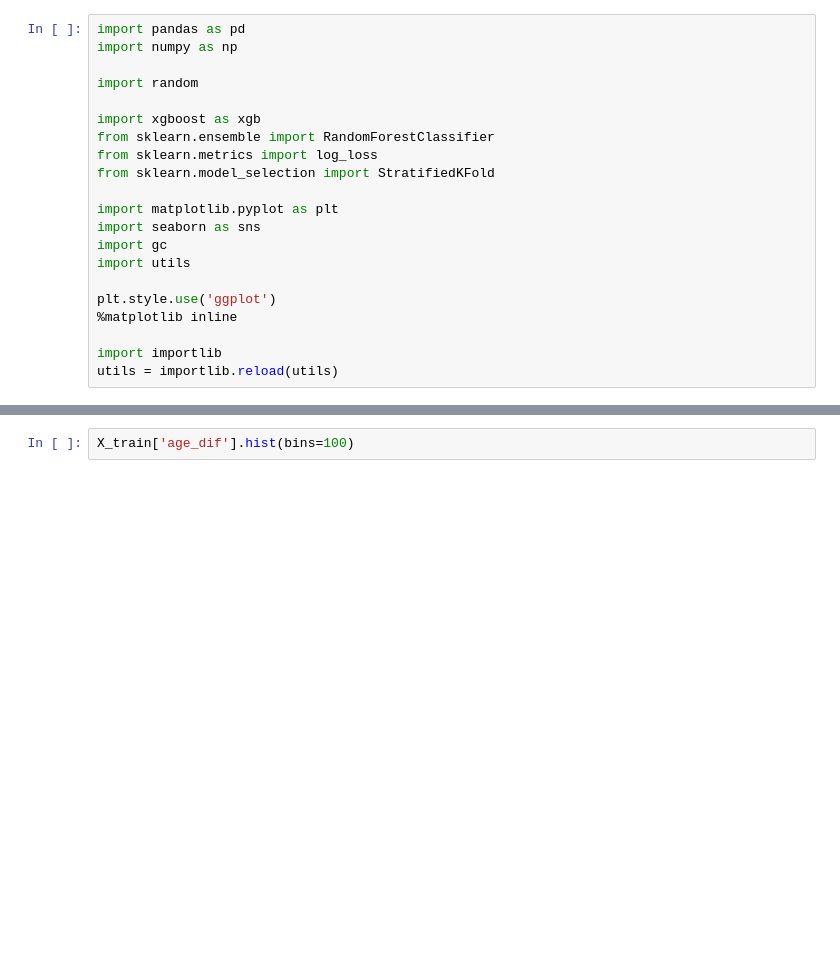
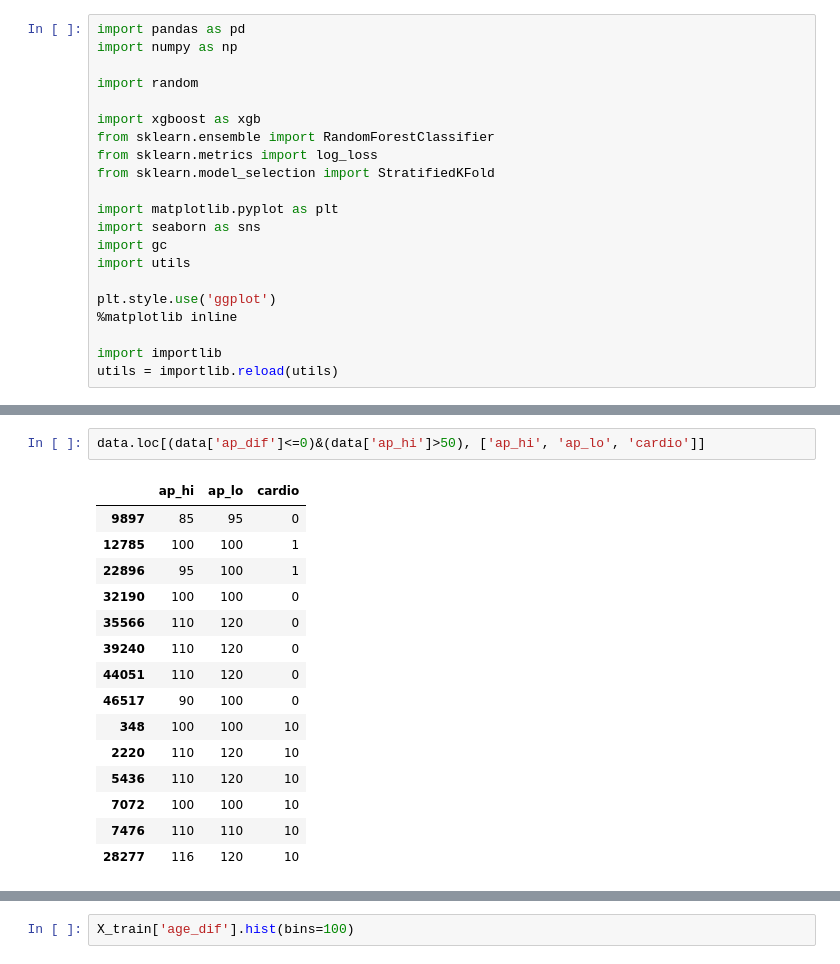
Before and after one commit to mortido/ML-Boot-Camp-V, a Jupyter notebook: models-main.ipynb, the cells around one changed output, grey strips where cells are left out. Cells and saved outputs as stored; diff of their text form; blank space fills up the shorter version.

```diff
--- a/models-main.ipynb
+++ b/models-main.ipynb
@@ -65,0 +72,18 @@ X_test['age_dif6']  =  X_test['age_group'] + X_test['age_dif2']
+# %%
+data.loc[(data['ap_dif']<=0)&(data['ap_hi']>50), ['ap_hi', 'ap_lo', 'cardio']]
+# %% [output]
+|  | ap_hi | ap_lo | cardio |
+| 9897 | 85 | 95 | 0 |
+| 12785 | 100 | 100 | 1 |
+| 22896 | 95 | 100 | 1 |
+| 32190 | 100 | 100 | 0 |
+| 35566 | 110 | 120 | 0 |
+| 39240 | 110 | 120 | 0 |
+| 44051 | 110 | 120 | 0 |
+| 46517 | 90 | 100 | 0 |
+| 348 | 100 | 100 | 10 |
+| 2220 | 110 | 120 | 10 |
+| 5436 | 110 | 120 | 10 |
+| 7072 | 100 | 100 | 10 |
+| 7476 | 110 | 110 | 10 |
+| 28277 | 116 | 120 | 10 |
```
Also changed, not shown: parts of 5 cells of this notebook, 3 other files.
